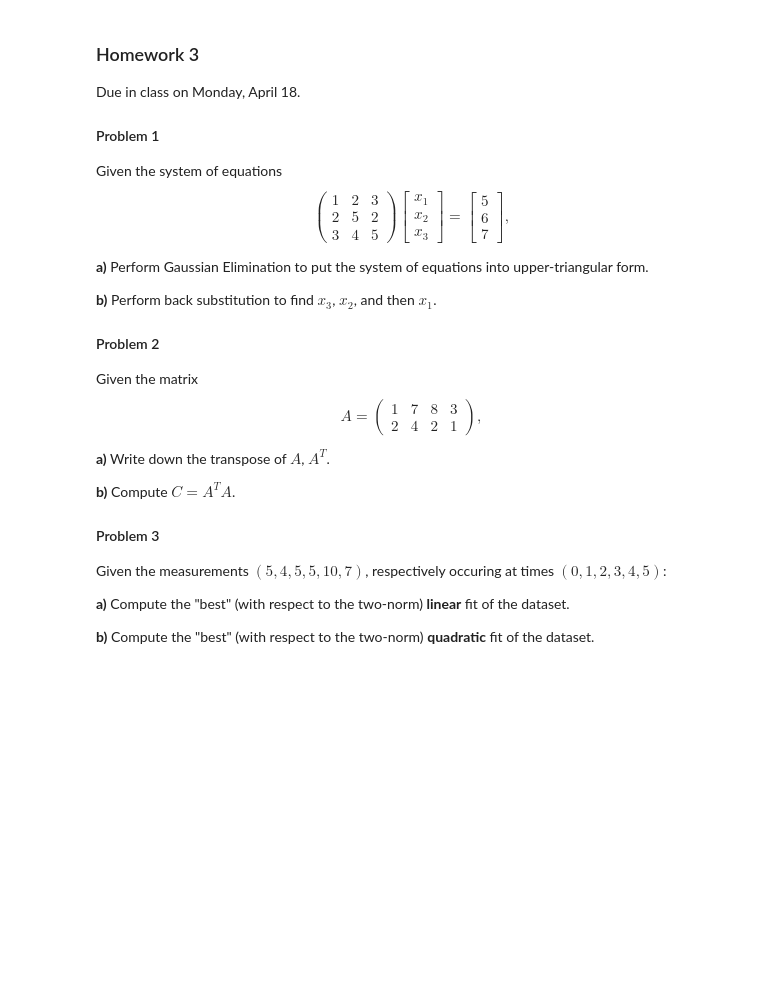
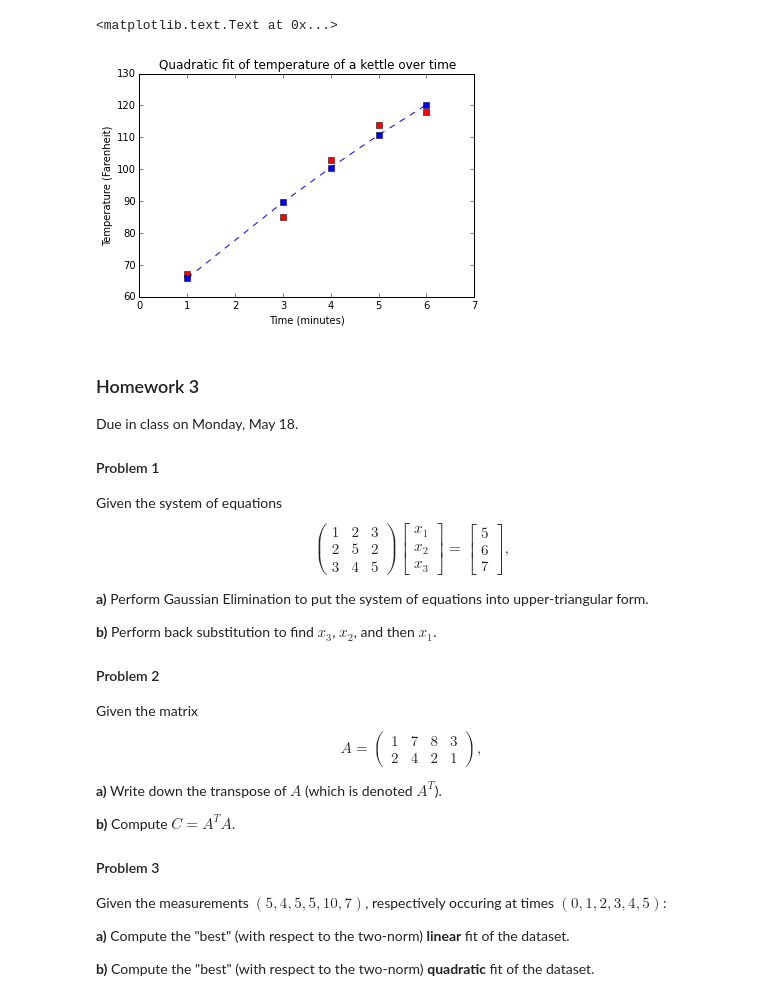
Before and after one commit to poulson/MitRW, a Jupyter notebook: Notebook05-Regression.ipynb, the cells around one changed output. Cells and saved outputs as stored; diff of their text form; code cells hidden in the pictures; blank space fills up the shorter version.

```diff
--- a/Notebook05-Regression.ipynb
+++ b/Notebook05-Regression.ipynb
@@ -111,6 +213,20 @@ $$ C(i,j) = \sum_k F(i,k), G(k,j). $$
+# %%
+b = [67,85,103,114,118];
+A = [[1,1,1],[1,3,9],[1,4,16],[1,5,25],[1,6,36]]
+x = [[52.928],[13.2644],[-0.3409]]
+y = np.dot(A,x)
+t = [1,3,4,5,6]
+plt.plot(t,b,'rs',t,y,'bs--')
+plt.xlim((0,7))
+plt.xlabel('Time (minutes)')
+plt.ylabel('Temperature (Farenheit)')
+plt.title('Quadratic fit of temperature of a kettle over time')
+# %% [output]
+<matplotlib.text.Text at 0x...>
+[figure, added]
 # %% [markdown]
 ### Homework 3
-Due in class on Monday, April 18.
+Due in class on Monday, May 18.
 
 #### Problem 1
 Given the system of equations
@@ -126,7 +242,7 @@ Given the system of equations
 Given the matrix
 $$ A = \begin{pmatrix} 1 & 7 & 8 & 3 \\ 2 & 4 & 2 & 1 \end{pmatrix}, $$
 
-**a)** Write down the transpose of $A$, $A^T$.
+**a)** Write down the transpose of $A$ (which is denoted $A^T$).
 
 **b)** Compute $C = A^T A$.
 
```
Also changed, not shown: parts of 6 cells of this notebook.
